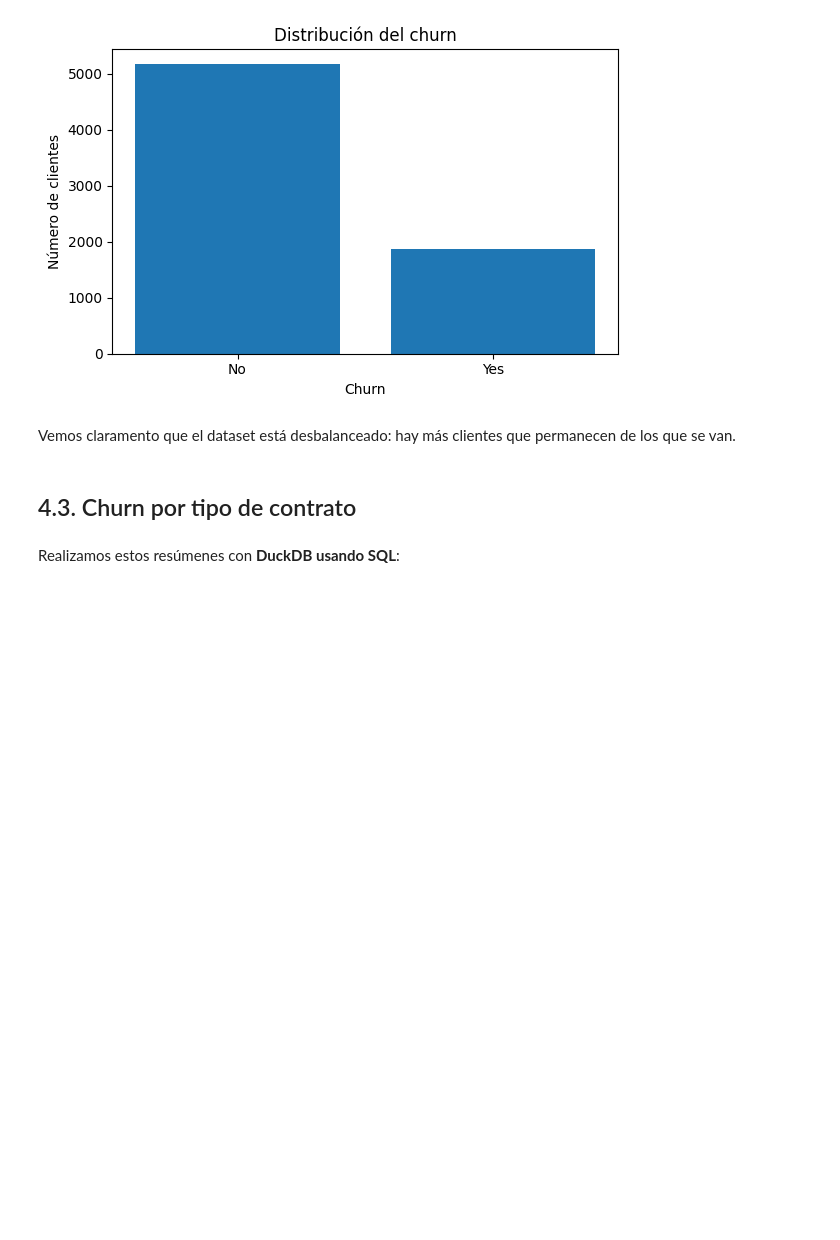
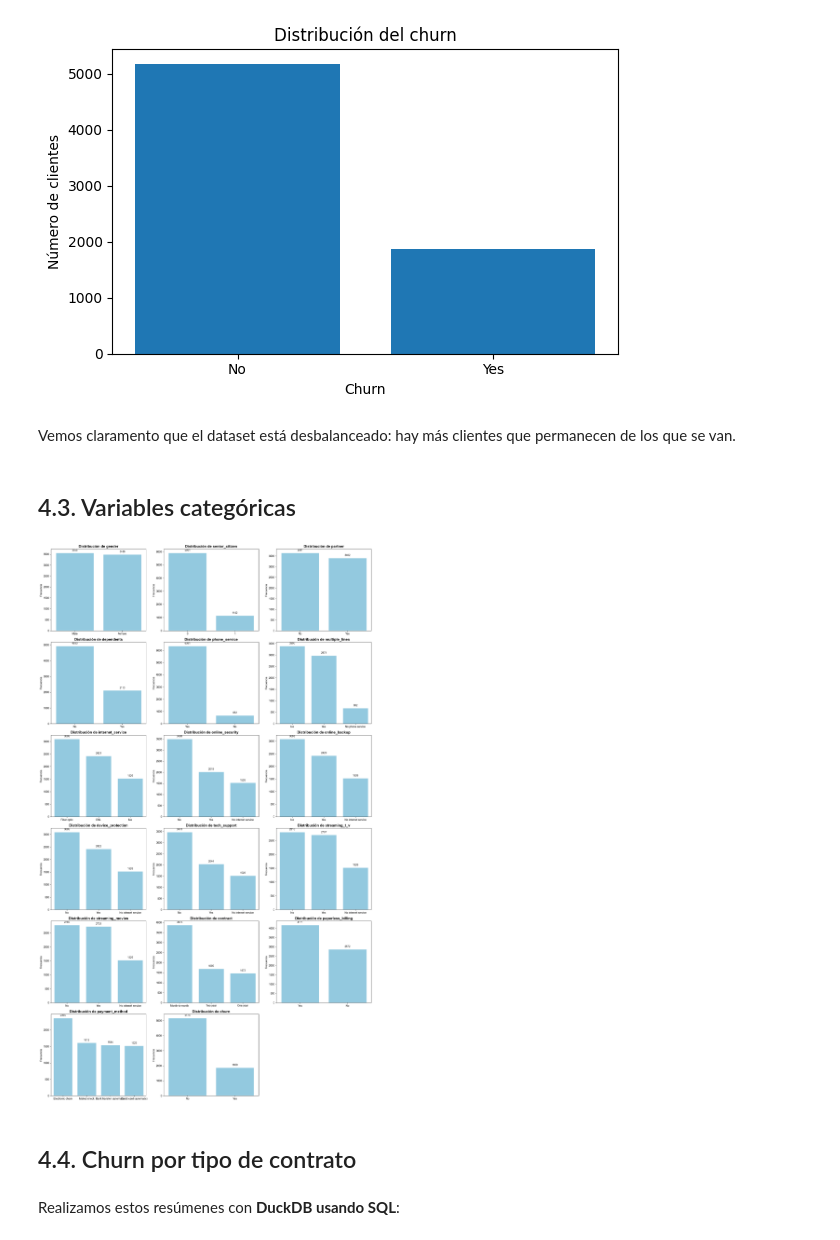
Before and after one commit to GuilleMaz/Telco_Customer_Churn, a Jupyter notebook: notebooks/01_EDA.ipynb, the cells around one changed output. Cells and saved outputs as stored; diff of their text form; code cells hidden in the pictures; blank space fills up the shorter version.

```diff
--- a/notebooks/01_EDA.ipynb
+++ b/notebooks/01_EDA.ipynb
@@ -237,8 +234,14 @@ plt.show()
 [figure]
 # %% [markdown]
 Vemos claramento que el dataset está desbalanceado: hay más clientes que permanecen de los que se van.
+# %% [markdown]
+## 4.3. Variables categóricas
+# %%
+utils.plot_categoricas(pdf)
+# %% [output]
+[figure, added]
 # %% [markdown]
-## 4.3. Churn por tipo de contrato
+## 4.4. Churn por tipo de contrato
 # %% [markdown]
 Realizamos estos resúmenes con **DuckDB usando SQL**:
 # %%
```
Also changed, not shown: parts of 11 cells of this notebook, 8 other files.
